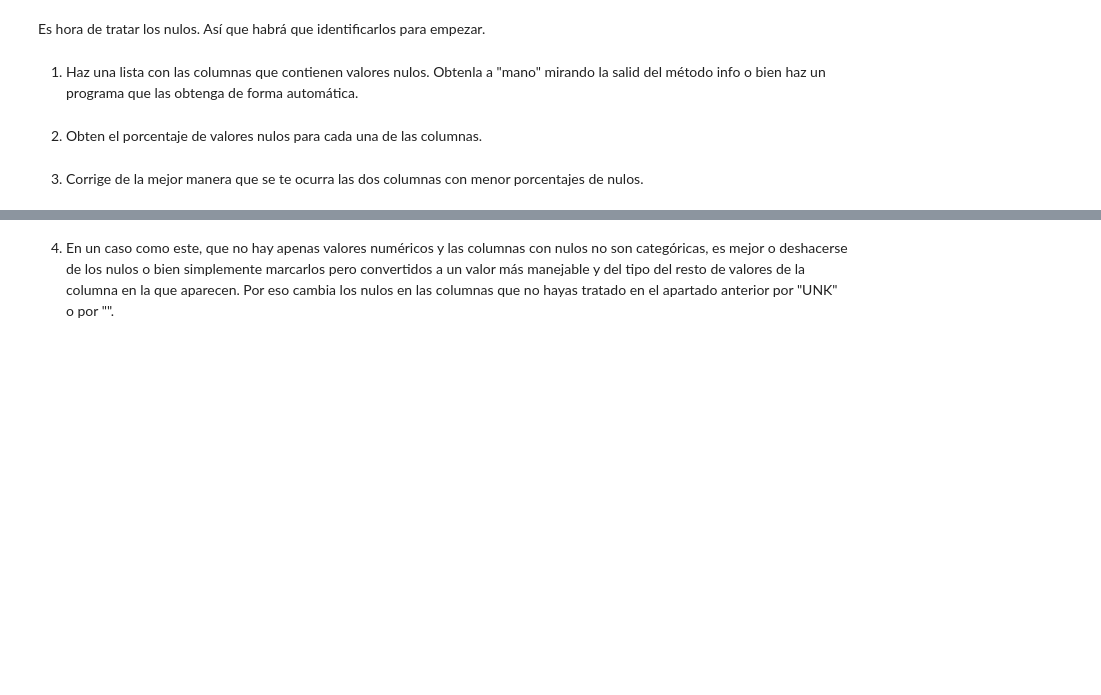
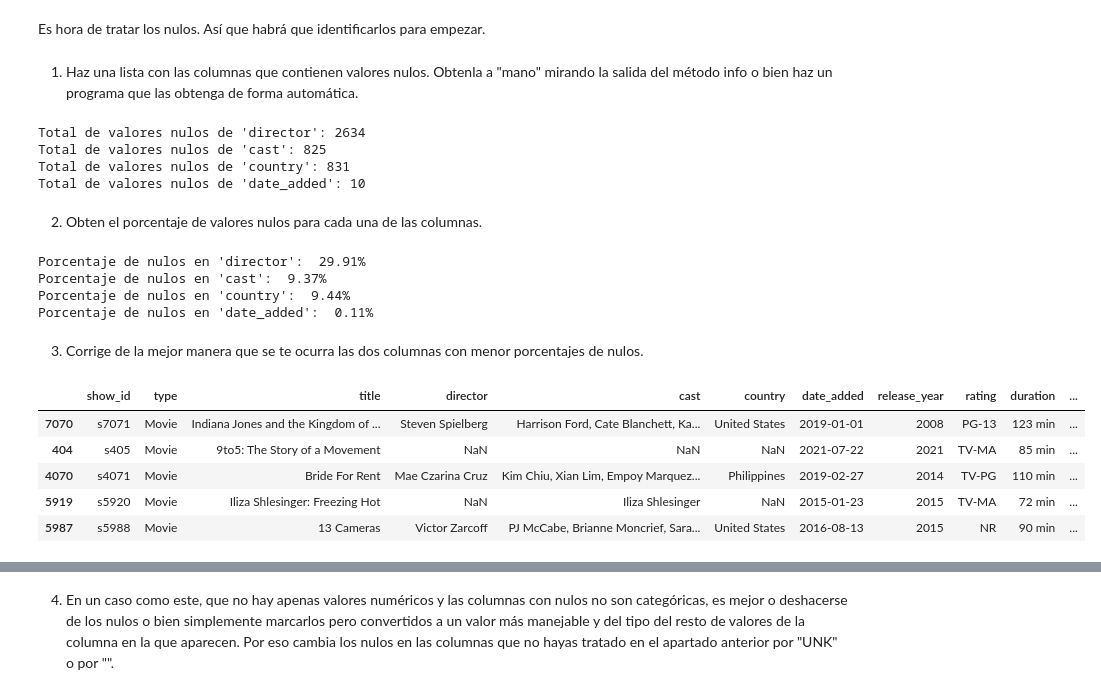
Before and after one commit to jacobo010/ONLINE_DS_THEBRIDGE_jacobo, a Jupyter notebook: Programacion_basica/Sprint05/Unidad_01/18_Practica_Obligatoria_ETL.ipynb, the cells around one changed output, grey strips where cells are left out. Cells and saved outputs as stored; diff of their text form; code cells hidden in the pictures; blank space fills up the shorter version.

```diff
--- a/Programacion_basica/Sprint05/Unidad_01/18_Practica_Obligatoria_ETL.ipynb
+++ b/Programacion_basica/Sprint05/Unidad_01/18_Practica_Obligatoria_ETL.ipynb
@@ -241,15 +276,74 @@ df_peliculas["listed_in"].unique()
 4. Limpia o simplifica/transforma dos de los campos detectados en 3, si hay al menos dos, si no, uno. Para ello puedes:
 4.1 Cualquier agrupa los valores de los campos tipo categoría con categorías similares que se llamen distinto.
 4.2 Quita valores extraños o que no correspondan. Conviertelos a "", y luego busca un valor para sustituirlos.
+# %%
+# Cuando sea una pelicula, que solo ponga "Movie" quitando el valor "Film".
+df_peliculas.loc[df_peliculas["type"] == "Film", "type"] = "Movie"
+# %%
+# Columna "rating". Cambiar los valores a la columna de "duration".
+# Rating "66 min"
+fila_problematica = df_peliculas["rating"] == "66 min"
+df_peliculas.loc[fila_problematica, "duration"] = df_peliculas.loc[fila_problematica, "rating"]
+df_peliculas.loc[fila_problematica, "rating"] = None
+
+#Rating "74 min"
+fila_problematica = df_peliculas["rating"] == "74 min"
+df_peliculas.loc[fila_problematica, "duration"] = df_peliculas.loc[fila_problematica, "rating"]
+df_peliculas.loc[fila_problematica, "rating"] = None
+
+#Ratin "84 min"
+fila_problematica = df_peliculas["rating"] == "84 min"
+df_peliculas.loc[fila_problematica, "duration"] = df_peliculas.loc[fila_problematica, "rating"]
+df_peliculas.loc[fila_problematica, "rating"] = None
+
+
+df_peliculas.loc[df_peliculas["rating"].isnull(), "rating"] = "-"
 # %% [markdown]
 5. Convierte o cambia el tipo de la columna con fechas en strings a un tipo datetime. La columna que son solo años es mejor dejarla como integer, porque se opera muy fácil así. Tendrás que analizar los argumentos de pd.datetime y jugar con ellos para poder conseguirlo.
+# %%
+df_peliculas["date_added"].dtypes # Tipo str.
+patron = "%B %d, %Y" #Formato para convertir a tipo datetime.
+# Convertir la columna "date_added" de str a tipo datetime.
+df_peliculas["date_added"] = pd.to_datetime(df_peliculas["date_added"], format = patron)
 # %% [markdown]
 ## #3 Tratamiento de Missings/Nulos
 # %% [markdown]
 Es hora de tratar los nulos. Así que habrá que identificarlos para empezar.
 # %% [markdown]
-1. Haz una lista con las columnas que contienen valores nulos. Obtenla a "mano" mirando la salid del método info o bien haz un programa que las obtenga de forma automática.
+1. Haz una lista con las columnas que contienen valores nulos. Obtenla a "mano" mirando la salida del método info o bien haz un programa que las obtenga de forma automática.
+# %%
+lista_nulos = {}
+for columna in df_peliculas.columns:
+    lista_nulos[columna] = df_peliculas[columna].isna().sum()
+
+for columna, valor in lista_nulos.items():
+    if valor > 0:
+        print(f"Total de valores nulos de '{columna}': {valor}")
+# %% [output]
+Total de valores nulos de 'director': 2634
+Total de valores nulos de 'cast': 825
+Total de valores nulos de 'country': 831
+Total de valores nulos de 'date_added': 10
 # %% [markdown]
 2. Obten el porcentaje de valores nulos para cada una de las columnas.
+# %%
+for columna, valor in lista_nulos.items():
+    porcentaje_nulos = valor / len(df_peliculas) *100
+    if porcentaje_nulos > 0:
+        print(f"Porcentaje de nulos en '{columna}': {porcentaje_nulos: .2f}%")
+# %% [output]
+Porcentaje de nulos en 'director':  29.91%
+Porcentaje de nulos en 'cast':  9.37%
+Porcentaje de nulos en 'country':  9.44%
+Porcentaje de nulos en 'date_added':  0.11%
 # %% [markdown]
 3. Corrige de la mejor manera que se te ocurra las dos columnas con menor porcentajes de nulos.
+# %%
+df_peliculas.sample(5)
+# %% [output]
+|  | show_id | type | title | director | cast | country | date_added | release_year | rating | duration | ... |
+| 7070 | s7071 | Movie | Indiana Jones and the Kingdom of ... | Steven Spielberg | Harrison Ford, Cate Blanchett, Ka... | United States | 2019-01-01 | 2008 | PG-13 | 123 min | ... |
+| 404 | s405 | Movie | 9to5: The Story of a Movement | NaN | NaN | NaN | 2021-07-22 | 2021 | TV-MA | 85 min | ... |
+| 4070 | s4071 | Movie | Bride For Rent | Mae Czarina Cruz | Kim Chiu, Xian Lim, Empoy Marquez... | Philippines | 2019-02-27 | 2014 | TV-PG | 110 min | ... |
+| 5919 | s5920 | Movie | Iliza Shlesinger: Freezing Hot | NaN | Iliza Shlesinger | NaN | 2015-01-23 | 2015 | TV-MA | 72 min | ... |
+| 5987 | s5988 | Movie | 13 Cameras | Victor Zarcoff | PJ McCabe, Brianne Moncrief, Sara... | United States | 2016-08-13 | 2015 | NR | 90 min | ... |
```
Also changed, not shown: parts of 12 cells of this notebook.
